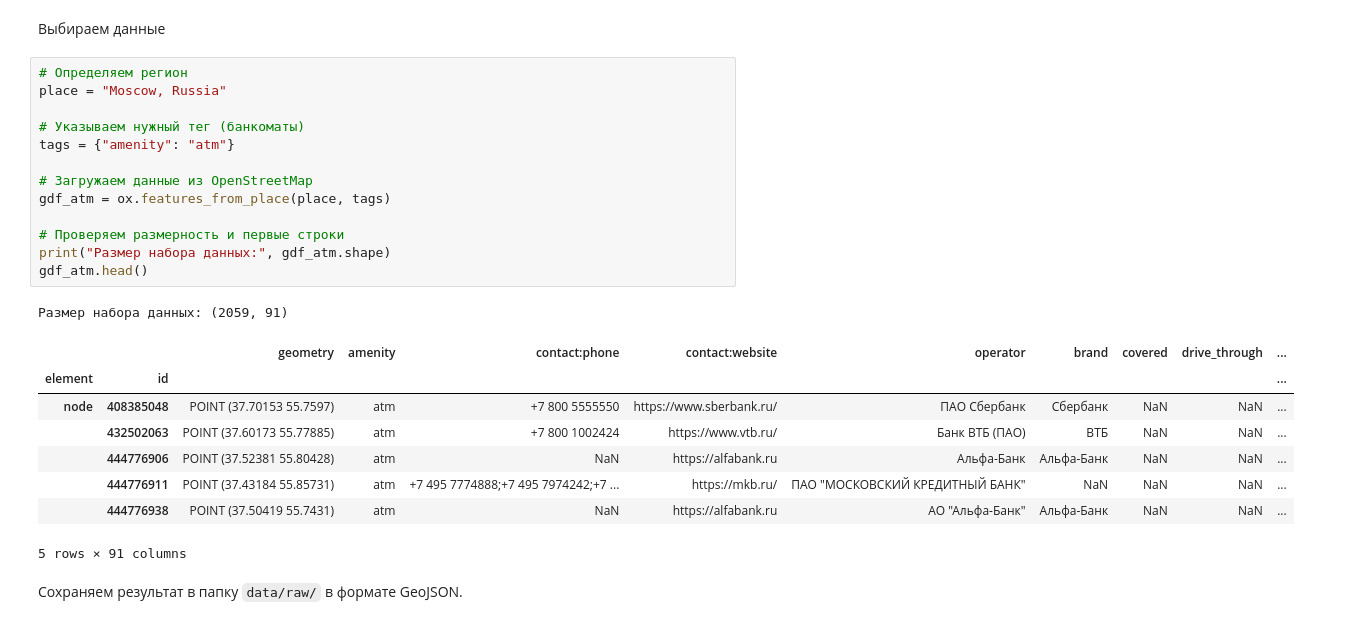
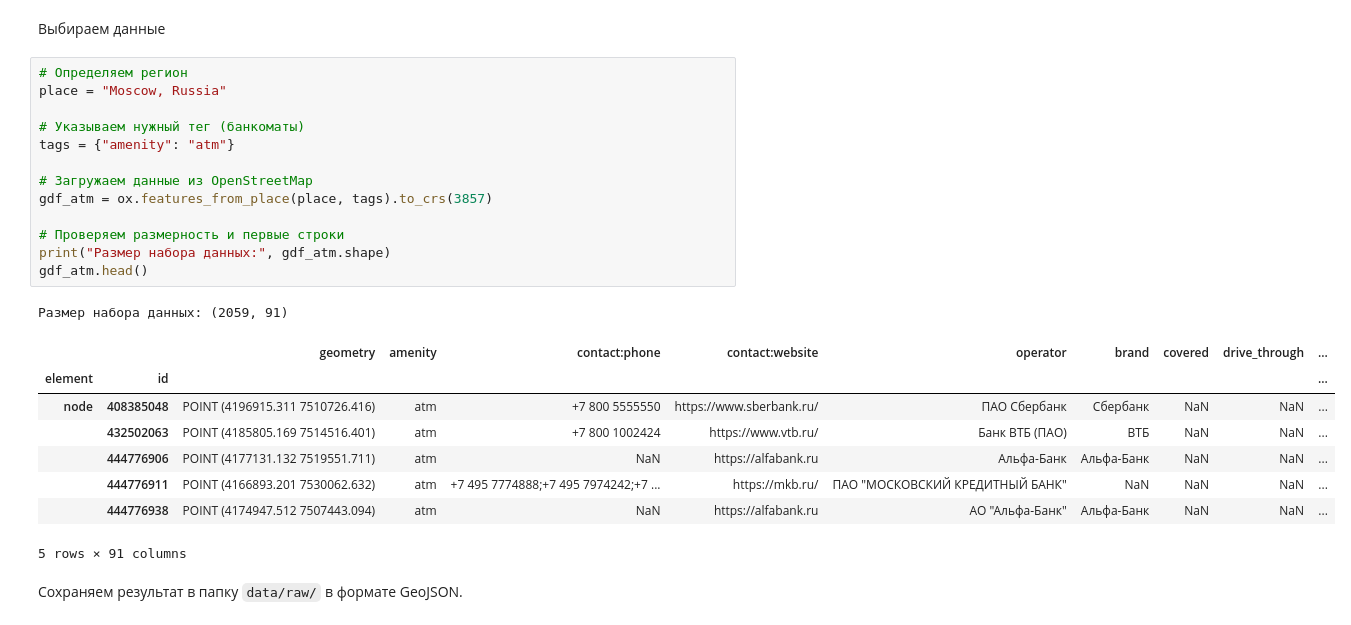
Before and after one commit to antgursky/final-project-atm-analysis, a Jupyter notebook: notebooks/01_data_collection.ipynb, the cells around one changed output. Drawn from its saved outputs; the diff is of its cells as text.

```diff
--- a/notebooks/01_data_collection.ipynb
+++ b/notebooks/01_data_collection.ipynb
@@ -79,25 +85,25 @@ GeoPandas: 1.1.1
 # %%
 # Определяем регион
 place = "Moscow, Russia"
 
 # Указываем нужный тег (банкоматы)
 tags = {"amenity": "atm"}
 
 # Загружаем данные из OpenStreetMap
-gdf_atm = ox.features_from_place(place, tags)
+gdf_atm = ox.features_from_place(place, tags).to_crs(3857)
 
 # Проверяем размерность и первые строки
 print("Размер набора данных:", gdf_atm.shape)
 gdf_atm.head()
 # %% [output]
 Размер набора данных: (2059, 91)
 |  |  | geometry | amenity | contact:phone | contact:website | operator | brand | covered | drive_through | ... |
 | element | id |  |  |  |  |  |  |  |  | ... |
-| node | 408385048 | POINT (37.70153 55.7597) | atm | +7 800 5555550 | https://www.sberbank.ru/ | ПАО Сбербанк | Сбербанк | NaN | NaN | ... |
-|  | 432502063 | POINT (37.60173 55.77885) | atm | +7 800 1002424 | https://www.vtb.ru/ | Банк ВТБ (ПАО) | ВТБ | NaN | NaN | ... |
-|  | 444776906 | POINT (37.52381 55.80428) | atm | NaN | https://alfabank.ru | Альфа-Банк | Альфа-Банк | NaN | NaN | ... |
-|  | 444776911 | POINT (37.43184 55.85731) | atm | +7 495 7774888;+7 495 7974242;+7 ... | https://mkb.ru/ | ПАО "МОСКОВСКИЙ КРЕДИТНЫЙ БАНК" | NaN | NaN | NaN | ... |
-|  | 444776938 | POINT (37.50419 55.7431) | atm | NaN | https://alfabank.ru | АО "Альфа-Банк" | Альфа-Банк | NaN | NaN | ... |
+| node | 408385048 | POINT (4196915.311 7510726.416) | atm | +7 800 5555550 | https://www.sberbank.ru/ | ПАО Сбербанк | Сбербанк | NaN | NaN | ... |
+|  | 432502063 | POINT (4185805.169 7514516.401) | atm | +7 800 1002424 | https://www.vtb.ru/ | Банк ВТБ (ПАО) | ВТБ | NaN | NaN | ... |
+|  | 444776906 | POINT (4177131.132 7519551.711) | atm | NaN | https://alfabank.ru | Альфа-Банк | Альфа-Банк | NaN | NaN | ... |
+|  | 444776911 | POINT (4166893.201 7530062.632) | atm | +7 495 7774888;+7 495 7974242;+7 ... | https://mkb.ru/ | ПАО "МОСКОВСКИЙ КРЕДИТНЫЙ БАНК" | NaN | NaN | NaN | ... |
+|  | 444776938 | POINT (4174947.512 7507443.094) | atm | NaN | https://alfabank.ru | АО "Альфа-Банк" | Альфа-Банк | NaN | NaN | ... |
 5 rows × 91 columns
 # %% [markdown]
 Сохраняем результат в папку `data/raw/` в формате GeoJSON.
```
Also changed, not shown: parts of 117 cells of this notebook, 5 other files.
